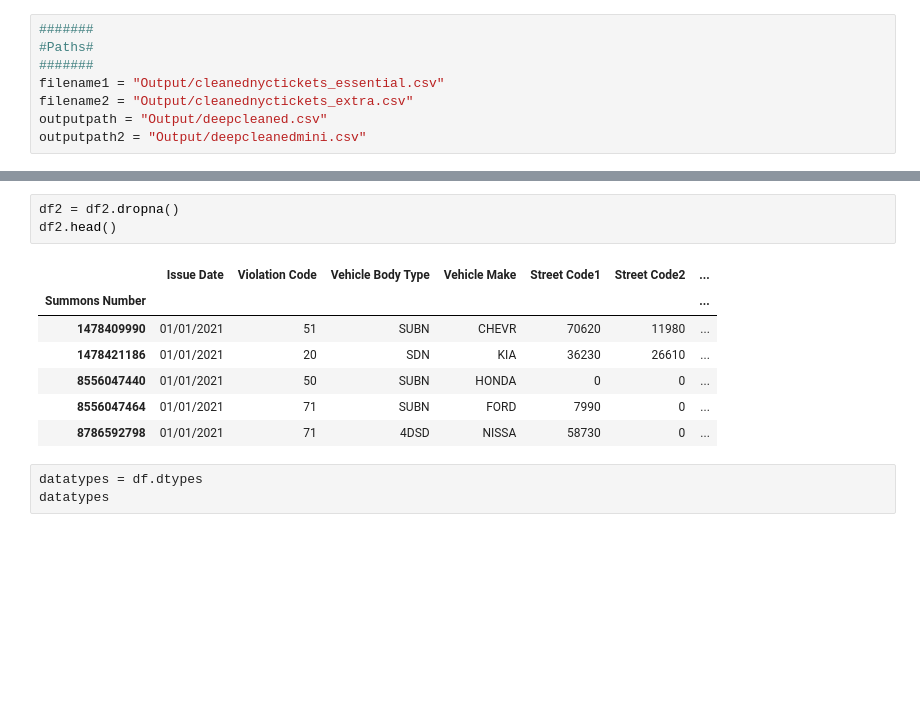
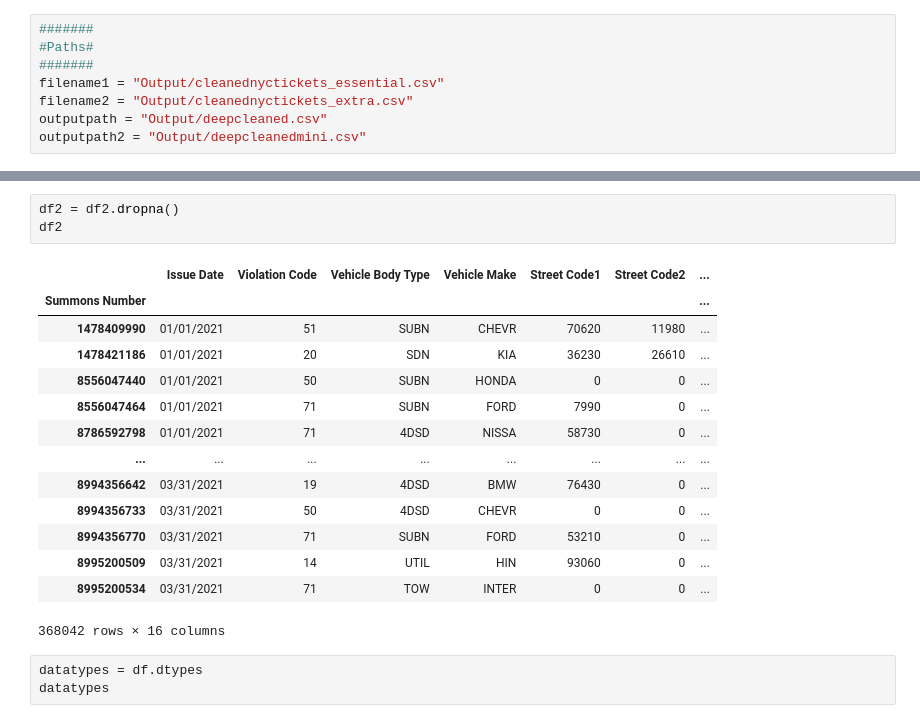
Before and after one commit to mconwa20/Final-project, a Jupyter notebook: nycdatadeepclean.ipynb, the cells around one changed output, grey strips where cells are left out. Cells and saved outputs as stored; diff of their text form; blank space fills up the shorter version.

```diff
--- a/nycdatadeepclean.ipynb
+++ b/nycdatadeepclean.ipynb
@@ -32,14 +39,21 @@ df.head()
 # %%
 df2 = df2.dropna()
-df2.head()
+df2
 # %% [output]
 |  | Issue Date | Violation Code | Vehicle Body Type | Vehicle Make | Street Code1 | Street Code2 | ... |
 | Summons Number |  |  |  |  |  |  | ... |
 | 1478409990 | 01/01/2021 | 51 | SUBN | CHEVR | 70620 | 11980 | ... |
 | 1478421186 | 01/01/2021 | 20 | SDN | KIA | 36230 | 26610 | ... |
 | 8556047440 | 01/01/2021 | 50 | SUBN | HONDA | 0 | 0 | ... |
 | 8556047464 | 01/01/2021 | 71 | SUBN | FORD | 7990 | 0 | ... |
 | 8786592798 | 01/01/2021 | 71 | 4DSD | NISSA | 58730 | 0 | ... |
+| ... | ... | ... | ... | ... | ... | ... | ... |
+| 8994356642 | 03/31/2021 | 19 | 4DSD | BMW | 76430 | 0 | ... |
+| 8994356733 | 03/31/2021 | 50 | 4DSD | CHEVR | 0 | 0 | ... |
+| 8994356770 | 03/31/2021 | 71 | SUBN | FORD | 53210 | 0 | ... |
+| 8995200509 | 03/31/2021 | 14 | UTIL | HIN | 93060 | 0 | ... |
+| 8995200534 | 03/31/2021 | 71 | TOW | INTER | 0 | 0 | ... |
+368042 rows × 16 columns
 # %%
 datatypes = df.dtypes
 datatypes
```
Also changed, not shown: parts of 7 cells of this notebook.
